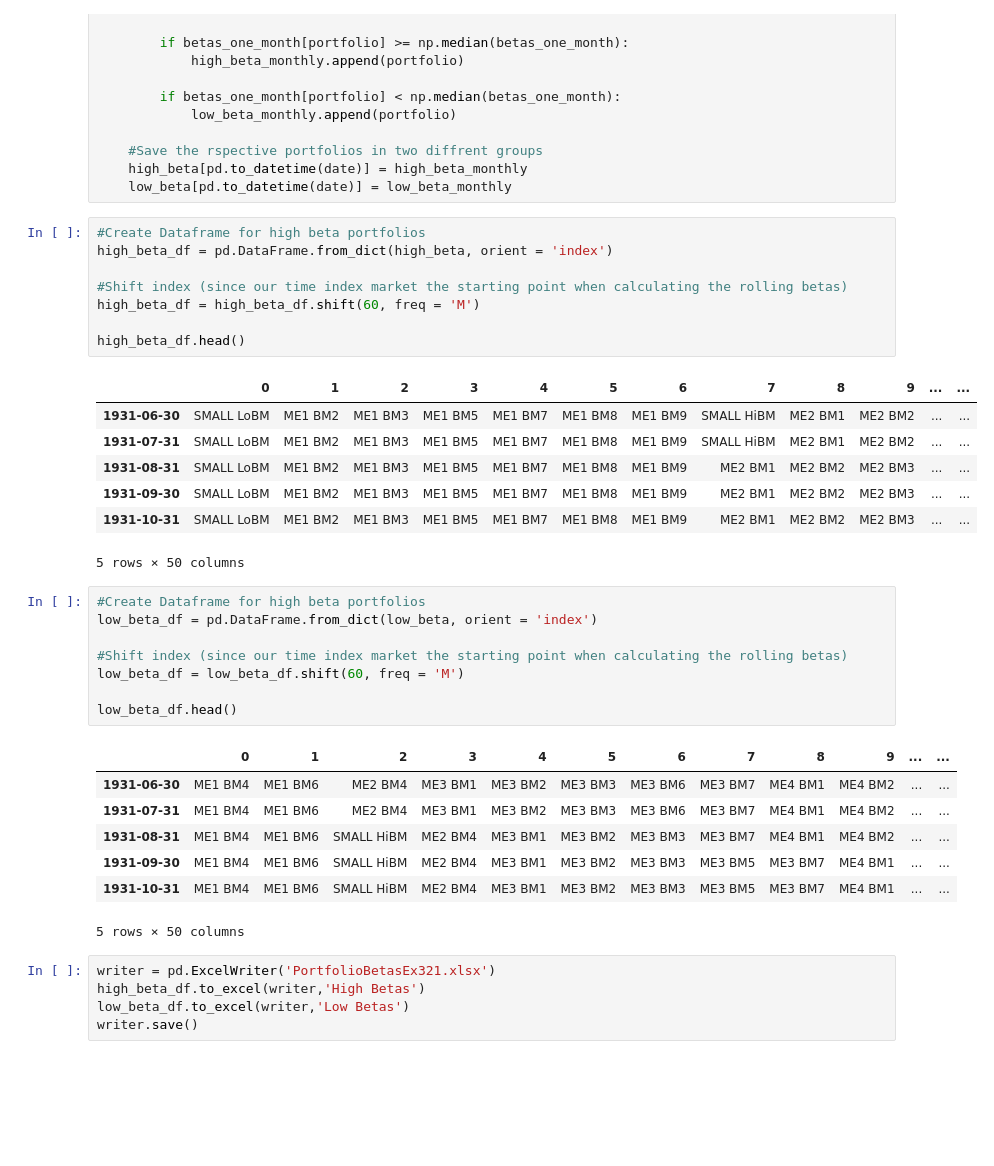
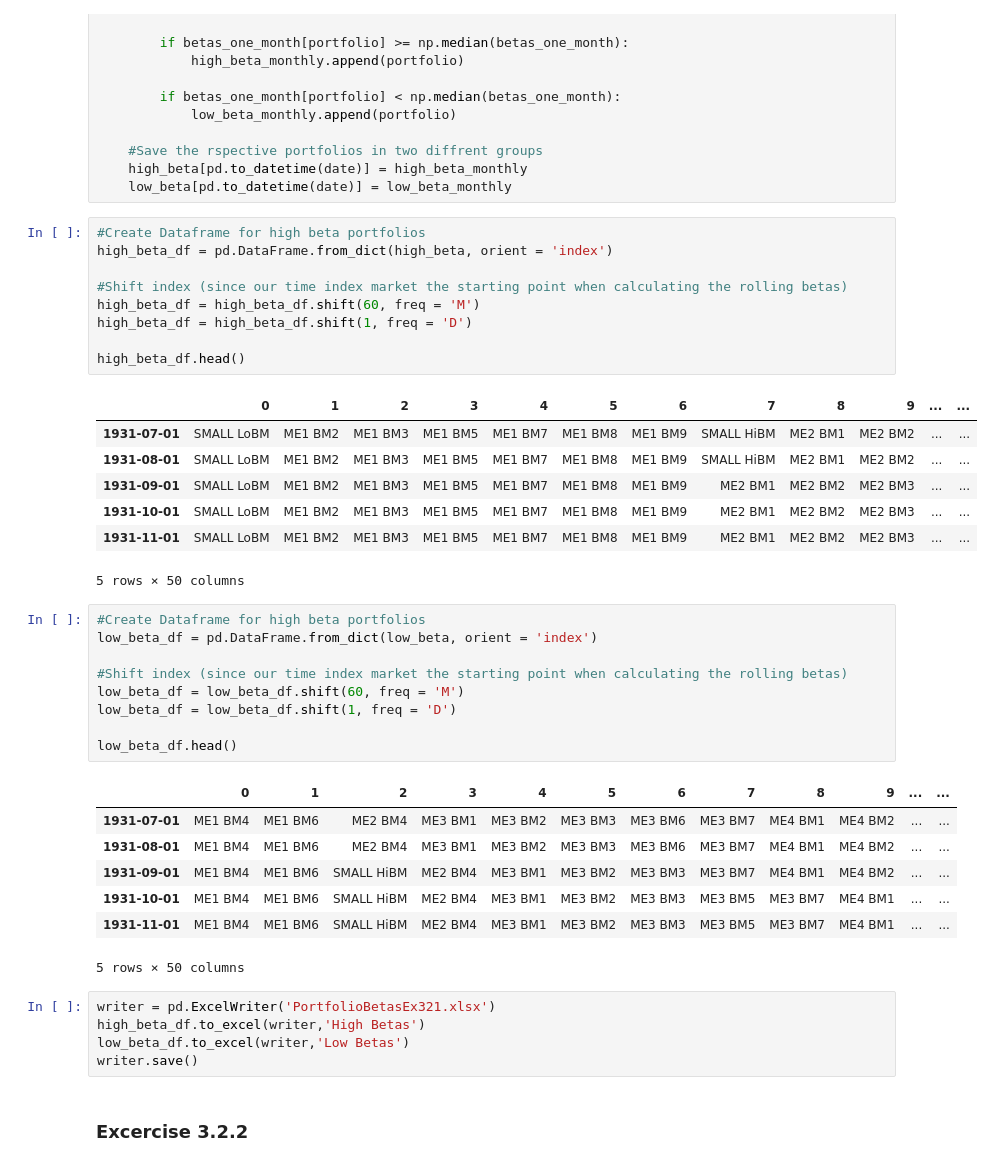
Before and after one commit to Luedman/Theory_of_Finance_Assignments, a Jupyter notebook: Assignment_3/Assignment3.ipynb, the cells around one changed output. Cells and saved outputs as stored; diff of their text form; blank space fills up the shorter version.

```diff
--- a/Assignment_3/Assignment3.ipynb
+++ b/Assignment_3/Assignment3.ipynb
@@ -753,18 +753,19 @@ for date in list(rolling_betas.index):
 # %%
 #Create Dataframe for high beta portfolios
 high_beta_df = pd.DataFrame.from_dict(high_beta, orient = 'index')
 
 #Shift index (since our time index market the starting point when calculating the rolling betas)
 high_beta_df = high_beta_df.shift(60, freq = 'M')
+high_beta_df = high_beta_df.shift(1, freq = 'D')
 
 high_beta_df.head()
 # %% [output]
 |  | 0 | 1 | 2 | 3 | 4 | 5 | 6 | 7 | 8 | 9 | ... | ... |
-| 1931-06-30 | SMALL LoBM | ME1 BM2 | ME1 BM3 | ME1 BM5 | ME1 BM7 | ME1 BM8 | ME1 BM9 | SMALL HiBM | ME2 BM1 | ME2 BM2 | ... | ... |
-| 1931-07-31 | SMALL LoBM | ME1 BM2 | ME1 BM3 | ME1 BM5 | ME1 BM7 | ME1 BM8 | ME1 BM9 | SMALL HiBM | ME2 BM1 | ME2 BM2 | ... | ... |
-| 1931-08-31 | SMALL LoBM | ME1 BM2 | ME1 BM3 | ME1 BM5 | ME1 BM7 | ME1 BM8 | ME1 BM9 | ME2 BM1 | ME2 BM2 | ME2 BM3 | ... | ... |
-| 1931-09-30 | SMALL LoBM | ME1 BM2 | ME1 BM3 | ME1 BM5 | ME1 BM7 | ME1 BM8 | ME1 BM9 | ME2 BM1 | ME2 BM2 | ME2 BM3 | ... | ... |
-| 1931-10-31 | SMALL LoBM | ME1 BM2 | ME1 BM3 | ME1 BM5 | ME1 BM7 | ME1 BM8 | ME1 BM9 | ME2 BM1 | ME2 BM2 | ME2 BM3 | ... | ... |
+| 1931-07-01 | SMALL LoBM | ME1 BM2 | ME1 BM3 | ME1 BM5 | ME1 BM7 | ME1 BM8 | ME1 BM9 | SMALL HiBM | ME2 BM1 | ME2 BM2 | ... | ... |
+| 1931-08-01 | SMALL LoBM | ME1 BM2 | ME1 BM3 | ME1 BM5 | ME1 BM7 | ME1 BM8 | ME1 BM9 | SMALL HiBM | ME2 BM1 | ME2 BM2 | ... | ... |
+| 1931-09-01 | SMALL LoBM | ME1 BM2 | ME1 BM3 | ME1 BM5 | ME1 BM7 | ME1 BM8 | ME1 BM9 | ME2 BM1 | ME2 BM2 | ME2 BM3 | ... | ... |
+| 1931-10-01 | SMALL LoBM | ME1 BM2 | ME1 BM3 | ME1 BM5 | ME1 BM7 | ME1 BM8 | ME1 BM9 | ME2 BM1 | ME2 BM2 | ME2 BM3 | ... | ... |
+| 1931-11-01 | SMALL LoBM | ME1 BM2 | ME1 BM3 | ME1 BM5 | ME1 BM7 | ME1 BM8 | ME1 BM9 | ME2 BM1 | ME2 BM2 | ME2 BM3 | ... | ... |
 5 rows × 50 columns
 # %%
 #Create Dataframe for high beta portfolios
@@ -772,18 +773,21 @@ low_beta_df = pd.DataFrame.from_dict(low_beta, orient = 'index')
 
 #Shift index (since our time index market the starting point when calculating the rolling betas)
 low_beta_df = low_beta_df.shift(60, freq = 'M')
+low_beta_df = low_beta_df.shift(1, freq = 'D')
 
 low_beta_df.head()
 # %% [output]
 |  | 0 | 1 | 2 | 3 | 4 | 5 | 6 | 7 | 8 | 9 | ... | ... |
-| 1931-06-30 | ME1 BM4 | ME1 BM6 | ME2 BM4 | ME3 BM1 | ME3 BM2 | ME3 BM3 | ME3 BM6 | ME3 BM7 | ME4 BM1 | ME4 BM2 | ... | ... |
-| 1931-07-31 | ME1 BM4 | ME1 BM6 | ME2 BM4 | ME3 BM1 | ME3 BM2 | ME3 BM3 | ME3 BM6 | ME3 BM7 | ME4 BM1 | ME4 BM2 | ... | ... |
-| 1931-08-31 | ME1 BM4 | ME1 BM6 | SMALL HiBM | ME2 BM4 | ME3 BM1 | ME3 BM2 | ME3 BM3 | ME3 BM7 | ME4 BM1 | ME4 BM2 | ... | ... |
-| 1931-09-30 | ME1 BM4 | ME1 BM6 | SMALL HiBM | ME2 BM4 | ME3 BM1 | ME3 BM2 | ME3 BM3 | ME3 BM5 | ME3 BM7 | ME4 BM1 | ... | ... |
-| 1931-10-31 | ME1 BM4 | ME1 BM6 | SMALL HiBM | ME2 BM4 | ME3 BM1 | ME3 BM2 | ME3 BM3 | ME3 BM5 | ME3 BM7 | ME4 BM1 | ... | ... |
+| 1931-07-01 | ME1 BM4 | ME1 BM6 | ME2 BM4 | ME3 BM1 | ME3 BM2 | ME3 BM3 | ME3 BM6 | ME3 BM7 | ME4 BM1 | ME4 BM2 | ... | ... |
+| 1931-08-01 | ME1 BM4 | ME1 BM6 | ME2 BM4 | ME3 BM1 | ME3 BM2 | ME3 BM3 | ME3 BM6 | ME3 BM7 | ME4 BM1 | ME4 BM2 | ... | ... |
+| 1931-09-01 | ME1 BM4 | ME1 BM6 | SMALL HiBM | ME2 BM4 | ME3 BM1 | ME3 BM2 | ME3 BM3 | ME3 BM7 | ME4 BM1 | ME4 BM2 | ... | ... |
+| 1931-10-01 | ME1 BM4 | ME1 BM6 | SMALL HiBM | ME2 BM4 | ME3 BM1 | ME3 BM2 | ME3 BM3 | ME3 BM5 | ME3 BM7 | ME4 BM1 | ... | ... |
+| 1931-11-01 | ME1 BM4 | ME1 BM6 | SMALL HiBM | ME2 BM4 | ME3 BM1 | ME3 BM2 | ME3 BM3 | ME3 BM5 | ME3 BM7 | ME4 BM1 | ... | ... |
 5 rows × 50 columns
 # %%
 writer = pd.ExcelWriter('PortfolioBetasEx321.xlsx')
 high_beta_df.to_excel(writer,'High Betas')
 low_beta_df.to_excel(writer,'Low Betas')
 writer.save()
+# %% [markdown]
+### Excercise 3.2.2
```
Also changed, not shown: parts of 4 cells of this notebook.
